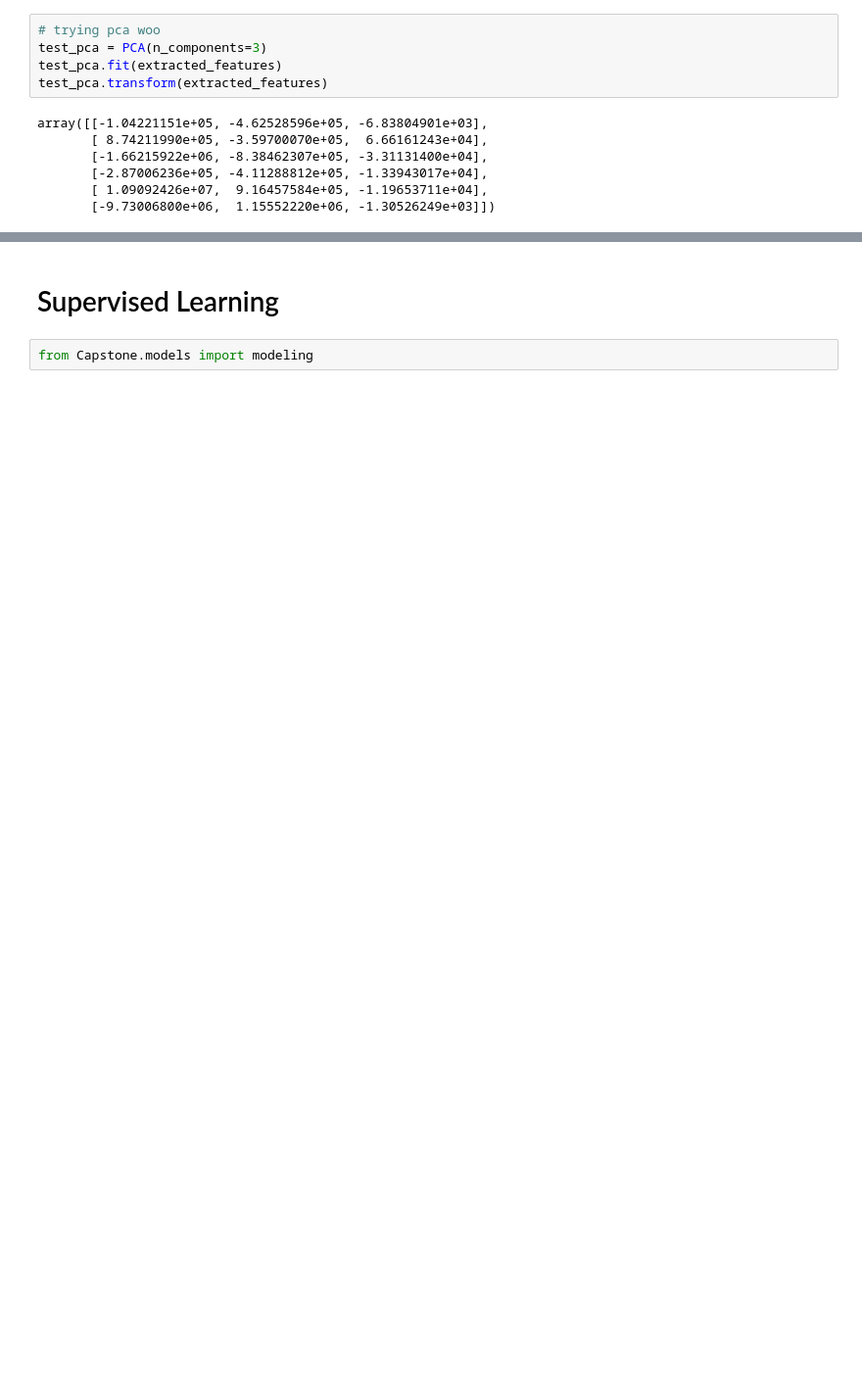
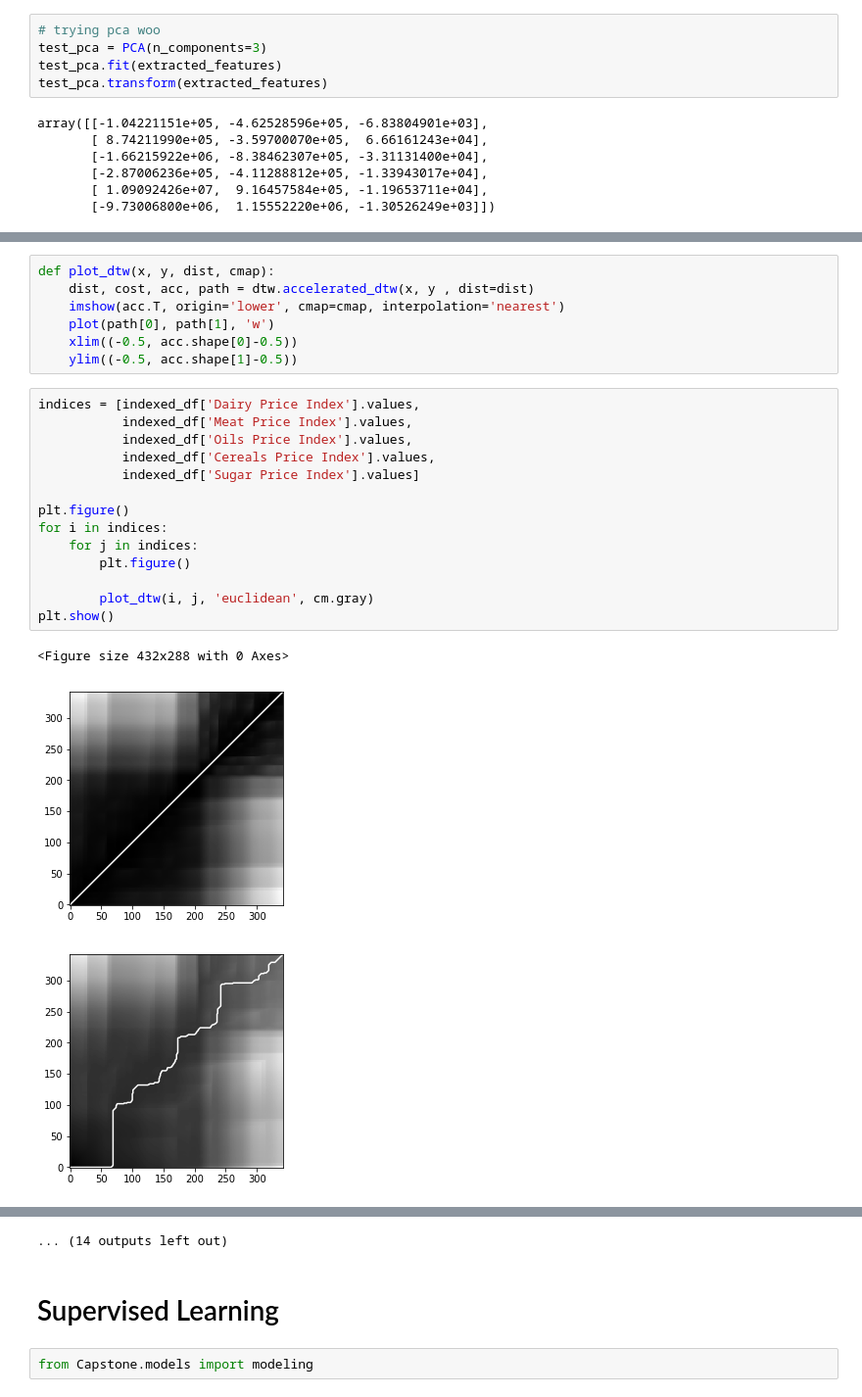
Before and after one commit to Schmidt8181/PreparingForTomorrow, a Jupyter notebook: FinalCapstone.ipynb, the cells around one changed output, grey strips where cells are left out. Shown at 98% size. Drawn from its saved outputs; the diff is of its cells as text; blank space fills up the shorter version.

```diff
--- a/FinalCapstone.ipynb
+++ b/FinalCapstone.ipynb
@@ -286,0 +293,25 @@ array([[-1.04221151e+05, -4.62528596e+05, -6.83804901e+03],
+# %%
+def plot_dtw(x, y, dist, cmap):
+    dist, cost, acc, path = dtw.accelerated_dtw(x, y , dist=dist)
+    imshow(acc.T, origin='lower', cmap=cmap, interpolation='nearest')
+    plot(path[0], path[1], 'w')
+    xlim((-0.5, acc.shape[0]-0.5))
+    ylim((-0.5, acc.shape[1]-0.5))
+# %%
+indices = [indexed_df['Dairy Price Index'].values,
+           indexed_df['Meat Price Index'].values,
+           indexed_df['Oils Price Index'].values,
+           indexed_df['Cereals Price Index'].values,
+           indexed_df['Sugar Price Index'].values]
+
+plt.figure()
+for i in indices:
+    for j in indices:
+        plt.figure()
+
+        plot_dtw(i, j, 'euclidean', cm.gray)
+plt.show()
+# %% [output]
+<Figure size 432x288 with 0 Axes>
+[figure, added]
+[figure, added]
@@ -287,3 +327,4 @@ array([[-1.04221151e+05, -4.62528596e+05, -6.83804901e+03],
+... (14 outputs left out)
 # %% [markdown]
 # Supervised Learning
 # %%
```
Also changed, not shown: parts of 38 cells of this notebook, 7 other files.
